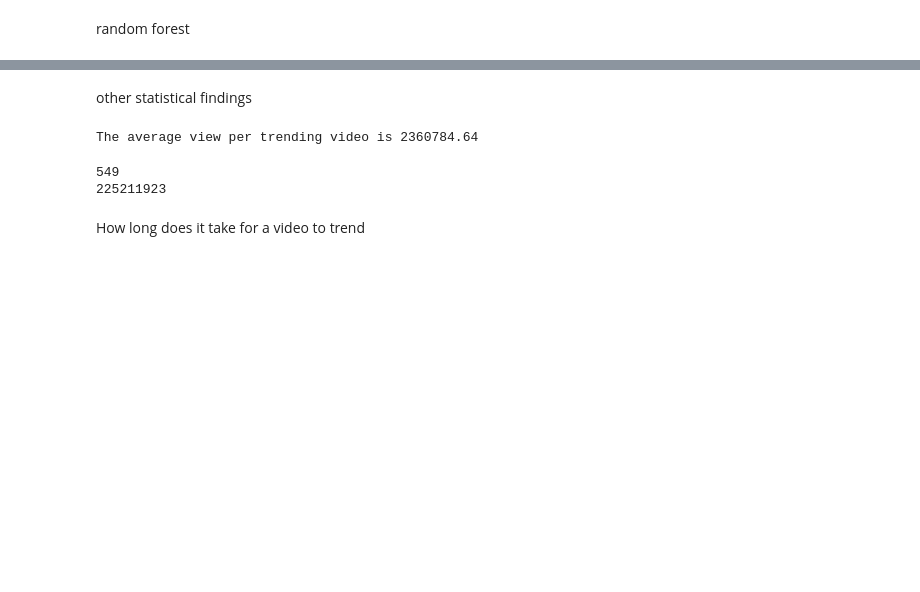
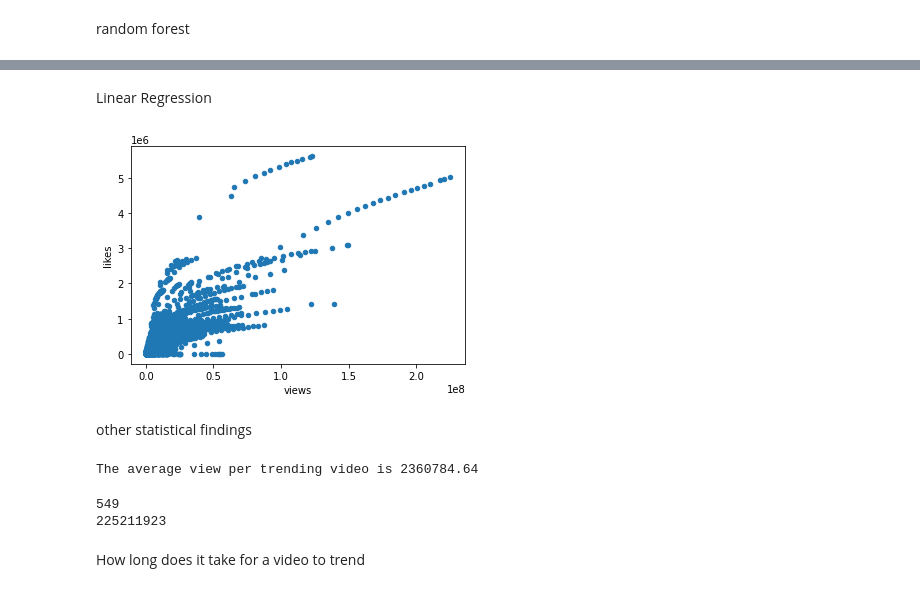
Before and after one commit to cybertraining-dsc/fa20-523-327, a Jupyter notebook: project/youtubeanalysis.ipynb, the cells around one changed output, grey strips where cells are left out. Cells and saved outputs as stored; diff of their text form; code cells hidden in the pictures; blank space fills up the shorter version.

```diff
--- a/project/youtubeanalysis.ipynb
+++ b/project/youtubeanalysis.ipynb
@@ -103,0 +106,16 @@ description : 570
+# %%
+#clean publish date
+
+df['publish_time'] = pd.to_datetime(df["publish_time"], format = '%Y-%m-%d')
+# %%
+#clean trending date
+
+df['trending_date'] = pd.to_datetime(df["trending_date"], format = '%y.%d.%m')
+# %%
+#create new columns
+df['td_month'] = df['trending_date'].dt.month
+df['td_day'] = df['trending_date'].dt.day
+df['td_year'] = df['trending_date'].dt.year
+df['p_month'] = df['publish_time'].dt.month
+df['p_day'] = df['publish_time'].dt.day
+df['p_year'] = df['publish_time'].dt.year
@@ -145,0 +127,5 @@ testing different decision tree method
+# %%
+#drop fields that cannot be ran through model or relevant
+df = df.drop(['trending_date','video_id', 'title', 'channel_title', 'publish_time', 'tags',
+             'thumbnail_link', 'description'], axis = 'columns')
+df.info()
@@ -192,5 +219,12 @@ print(f'Test Accuracy - : {rf_Model.score(X_test, y_test): . 3f}')
 # %%
 !nvidia-smi
+# %% [markdown]
+Linear Regression
+# %%
+df.plot(kind = 'scatter', x = 'views', y = 'likes')
+plt.show()
+# %% [output]
+[figure, added]
 # %% [markdown]
 other statistical findings
 # %%
```
Also changed, not shown: parts of 33 cells of this notebook.
